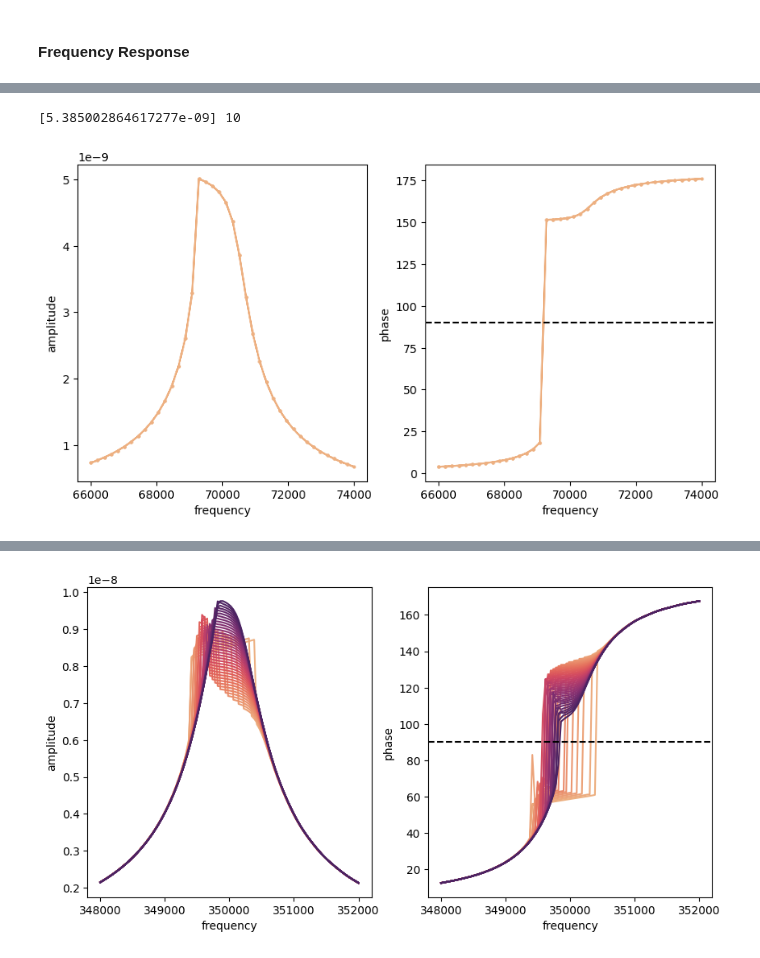
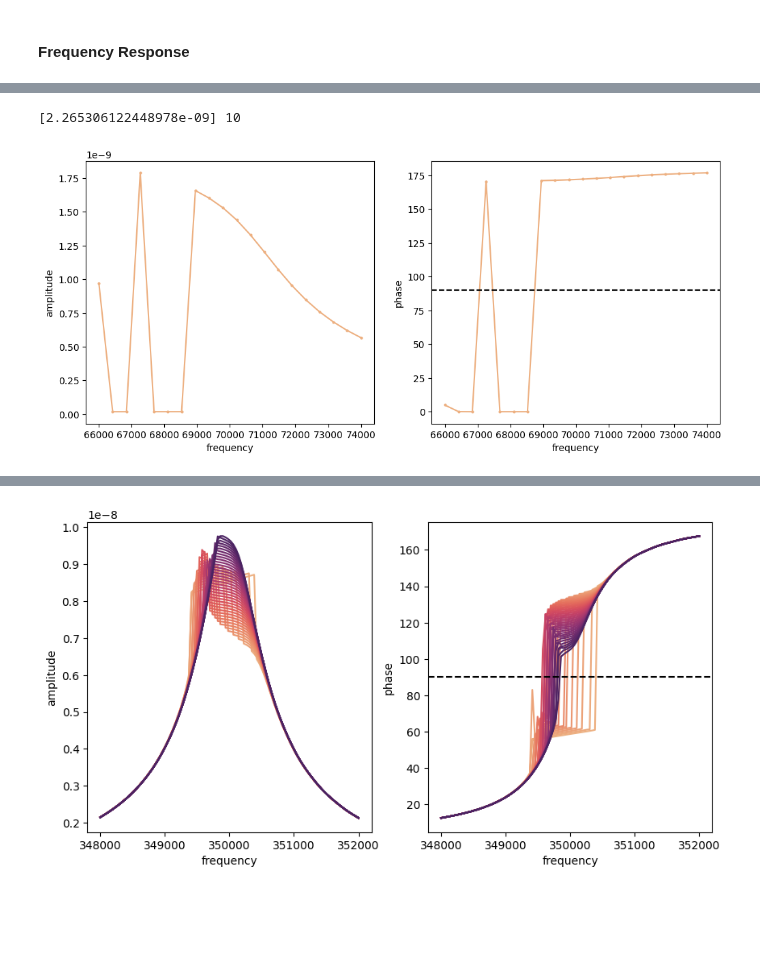
Before and after one commit to PranavSudersan/AFM-Dashboard, a Jupyter notebook: AFM Dashboard.ipynb, the cells around one changed output, grey strips where cells are left out. Saved outputs shown, nothing was run; the diff lists cells and outputs as text; code cells hidden in the pictures; blank space fills up the shorter version.

```diff
--- a/AFM Dashboard.ipynb
+++ b/AFM Dashboard.ipynb
@@ -5698,7 +5735,7 @@ Initial phase: 3.737710622305136
 # d0_list = np.linspace(d0_far, d0_near, d0_pts) #[8e-9, 7e-9, 6e-9] #tip-sample distance, rest (m)
 # d0_list = d0_far + (d0_near - d0_far) * (np.linspace(0, 1, d0_pts))**(1/3) # = np.logspace(np.log(d0_far)/np.log(3),np.log(d0_near)/np.log(3),d0_pts, base=3)
 
-t0 = -wd_ini/(phase_ini*np.pi/180) if phase_ini != 0 else 0 #readjust this!
+t0 = (phase_ini*np.pi/180)/wd_ini #if abs(phase_ini) > phase_zero else 0 #readjust this!
 v0 = 0 #check readjustment!
 x0 = amp_ini  #F0/(mc*gamma*wc) #theoretical free amplitude at resonance (far away)
 
@@ -5745,7 +5782,7 @@ def run_simulation(params):
     x = x0
     t = t0
     wd = wd_ini
-    simu_datadict = {'d': [], 'amplitude': [], 'phase': [], 'frequency': []}
+    simu_datadict = {'d': [], 'amplitude': [], 'phase': [], 'frequency': [], 'deflection': []}
 
     # print('start')
     for d0_i in d0_list:
@@ -5761,7 +5798,8 @@ def run_simulation(params):
         #     err_v_list.append(err_v)
         #     err_x_list.append(err_x)
         # # print('rk done')
-        amplitude, phase, t_list, v_list, x_list = solve_harmonic(v, x, d0=d0_i, wd=wd, t0=t) #, err_v_list, err_x_list
+        # print(x,v,t)
+        amplitude, phase, deflection, t_list, v_list, x_list = solve_harmonic(v, x, d0=d0_i, wd=wd, t0=t) #, err_v_list, err_x_list
         # #set initial conditions for next iteration
         # x = amplitude
         # v = 0
@@ -5844,7 +5882,7 @@ def run_simulation(params):
             # # wd = wd-(2*np.pi*fd_step) if phase >=90 else wd+(2*np.pi*fd_step) #binary search
             #     wd = wd_low - (phase_low * (wd_low - wd_up) / (phase_low - phase_up)) #secant method
             #     print('secant', amplitude, phase, phase-90, (wd/(2*np.pi))-fc, (wd_up/(2*np.pi))-fc, (wd_low/(2*np.pi))-fc)
-            amplitude, phase, t_list, v_list, x_list = solve_harmonic(v, x, d0=d0_i, wd=wd) #err_v_list, err_x_list
+            amplitude, phase, deflection, t_list, v_list, x_list = solve_harmonic(v, x, d0=d0_i, wd=wd) #err_v_list, err_x_list
             phase_step = abs(phase_old-phase)
             print('step', iter_i, phase_step, (wd_old/(2*np.pi))-fc, (wd/(2*np.pi))-fc, phase_up, phase_low)
 
@@ -5973,16 +6011,17 @@ def run_simulation(params):
         simu_datadict['amplitude'].append(amplitude)
         simu_datadict['phase'].append(phase)
         simu_datadict['frequency'].append(fd)
+        simu_datadict['deflection'].append(fd)
         exec_time_new = time.time()
         exec_time_diff = exec_time_new-exec_time
-        print('RESULT', d0_i, amplitude, phase, fc-fd, phase_tol, exec_time_diff)# freq_peak-FT_omega[f_index]) (max(ss_x_list)-min(ss_x_list))/2
+        print('RESULT', d0_i, amplitude, phase, fc-fd, deflection, exec_time_diff)# freq_peak-FT_omega[f_index]) (max(ss_x_list)-min(ss_x_list))/2
         # ax1[0][1].plot(t_list[-n_samples:], x_list[-n_samples:], label="cantilever", color=colors[d0_i])
         exec_time = exec_time_new
 
         #set initial conditions for next iteration
-        x = amplitude
+        x = amplitude if (d0_i-a0) > amplitude else (d0_i-a0)
         v = 0
-        t = -wd/(phase*np.pi/180) if phase != 0 else 0
+        t = (phase*np.pi/180)/wd #if abs(phase) > phase_zero else 0
     return simu_datadict
 
 if __name__ == "__main__":
@@ -5994,8 +6033,10 @@ if __name__ == "__main__":
     with mp.Pool(processes=mp.cpu_count()) as pool:
         results = pool.map(run_simulation, params)
 
+print('finished')
 simu_results = results
 spectro_datadf = pd.DataFrame(simu_results[0])
+
 # plt.legend(loc="best")
 # xdrive_list = F0*np.cos(wd*np.array(t_list))
 # ax1[0][1].plot(t_list, xdrive_list, label="drive", color="red")
@@ -6010,5 +6051,7 @@ spectro_datadf = pd.DataFrame(simu_results[0])
 # plt.plot(t_list, xdrive_list, label="drive", color="red")
 # plt.show()
 
-# spectro_datadf.to_csv(f'data/cantisimu_spectro_datadf_fd_{fd_ini:1.0e}_kc_{kc}_d0pts_{d0_pts}.csv')
+# timestamp = datetime.datetime.now().strftime('%y%m%d-%H%M%S')
+# spectro_datadf.to_csv(f'data/cantisimu_spectro_datadf_fd_{fd_ini:1.0e}_kc_{kc}_d0pts_{d0_pts}_{timestamp}.csv')
+# print('saved')
 # %% [output]
@@ -6393,26 +6442,26 @@ KeyboardInterrupt:
 # %%
 # freqresp_datadict = simu_results
 d0_unique = freqresp_datadict['d'].unique()
-d0_select = [d0_unique[8]] #[d0_unique[36]] d0_unique
+d0_select = [d0_unique[-2]] #[d0_unique[36]] d0_unique
 print(d0_select, len(d0_unique))
 d0_selectind = freqresp_datadict['d'].isin(d0_select)
-fig3, ax3 = plt.subplots(1, 2, figsize=(10,5))
+fig3, ax3 = plt.subplots(1, 2, figsize=(12,5))
 sns.lineplot(data=freqresp_datadict[d0_selectind], x='frequency', y='amplitude', hue='d', palette='flare', sort=False, estimator=None, legend=False, ax=ax3[0], marker='.', markeredgewidth=0)
 sns.lineplot(data=freqresp_datadict[d0_selectind], x='frequency', y='phase', hue='d', palette='flare', sort=False, estimator=None, legend=False, ax=ax3[1], marker='.', markeredgewidth=0)
 ax3[1].axhline(90, linestyle='--', color='k')
 # handles, labels = ax3[0].get_legend_handles_labels()
 # new_labels = [f"{float(label):.2e}" for label in labels]
 # ax3[0].legend(handles, new_labels, title = 'd')
 # sns.move_legend(ax3[0], "upper left", bbox_to_anchor=(2.3, 1))
 plt.show()
 
 # fig4, ax4 = plt.subplots(1, 2, figsize=(12,5))
 # sns.lineplot(data=freqresp_spectro, x='d', y='amplitude', legend=False, ax=ax4[0], marker='.')
 # sns.lineplot(data=freqresp_spectro, x='d', y='frequency', legend=False, ax=ax4[1], marker='.')
 # plt.show()
 # %% [output]
-[5.385002864617277e-09] 10
+[2.265306122448978e-09] 10
-[figure, old version]
+[figure, new version]
 # %%
 # d0_unique = freqresp_datadict['d'].unique()
 # d0_select = [d0_unique[0], d0_unique[10]]
```
Also changed, not shown: parts of 6 cells of this notebook.
